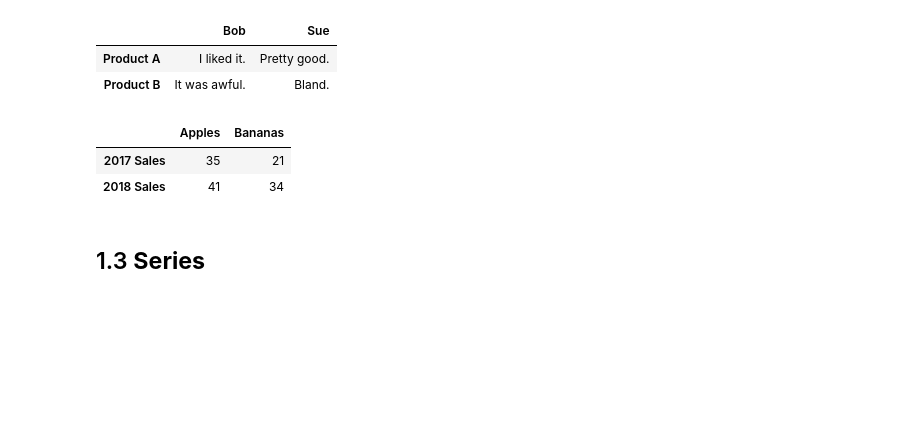
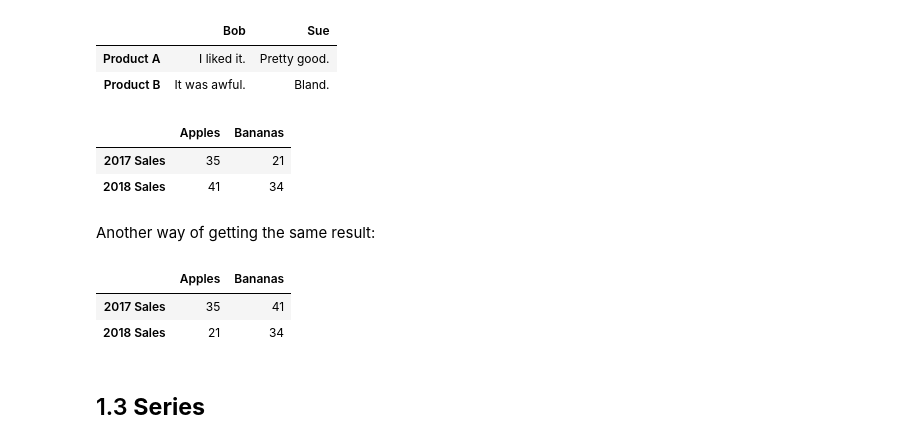
Before and after one commit to lefthand67/code_learning, a Jupyter notebook: Kaggle/02 Pandas.ipynb, the cells around one changed output. Saved outputs shown, nothing was run; the diff lists cells and outputs as text; code cells hidden in the pictures; blank space fills up the shorter version.

```diff
--- a/Kaggle/02 Pandas.ipynb
+++ b/Kaggle/02 Pandas.ipynb
@@ -52,6 +52,19 @@ fruit_sales
 |  | Apples | Bananas |
 | 2017 Sales | 35 | 21 |
 | 2018 Sales | 41 | 34 |
+# %% [markdown]
+Another way of getting the same result:
+# %%
+fruit_sales = pd.DataFrame(
+    [[35, 41], [21, 34]],
+    index=['2017 Sales', '2018 Sales'],
+    columns=['Apples', 'Bananas']
+)
+fruit_sales
+# %% [output]
+|  | Apples | Bananas |
+| 2017 Sales | 35 | 41 |
+| 2018 Sales | 21 | 34 |
 # %% [markdown]
 ## 1.3 **Series**
 # %% [markdown]
```
Also changed, not shown: parts of 71 cells of this notebook, 48 other files.
